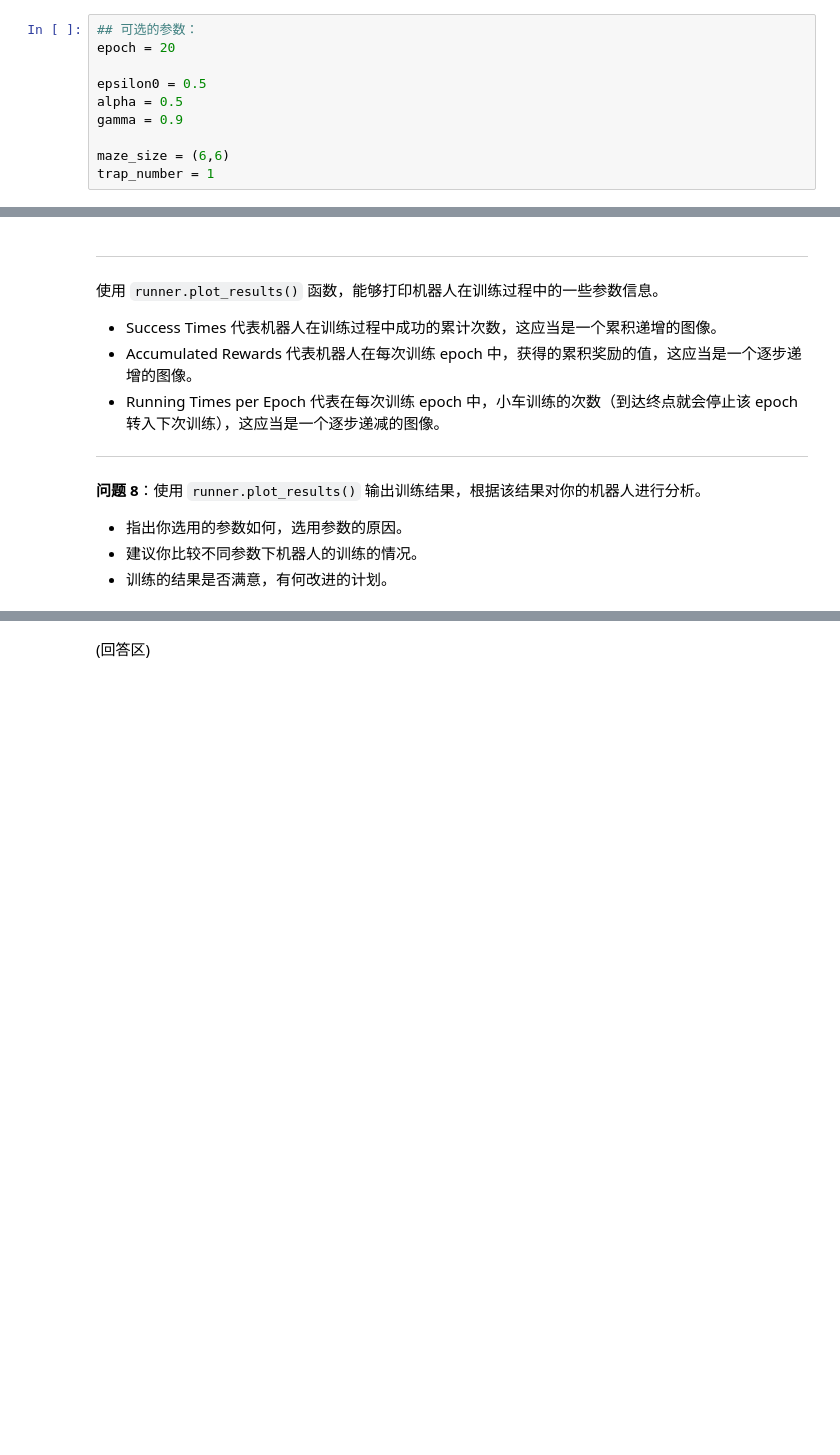
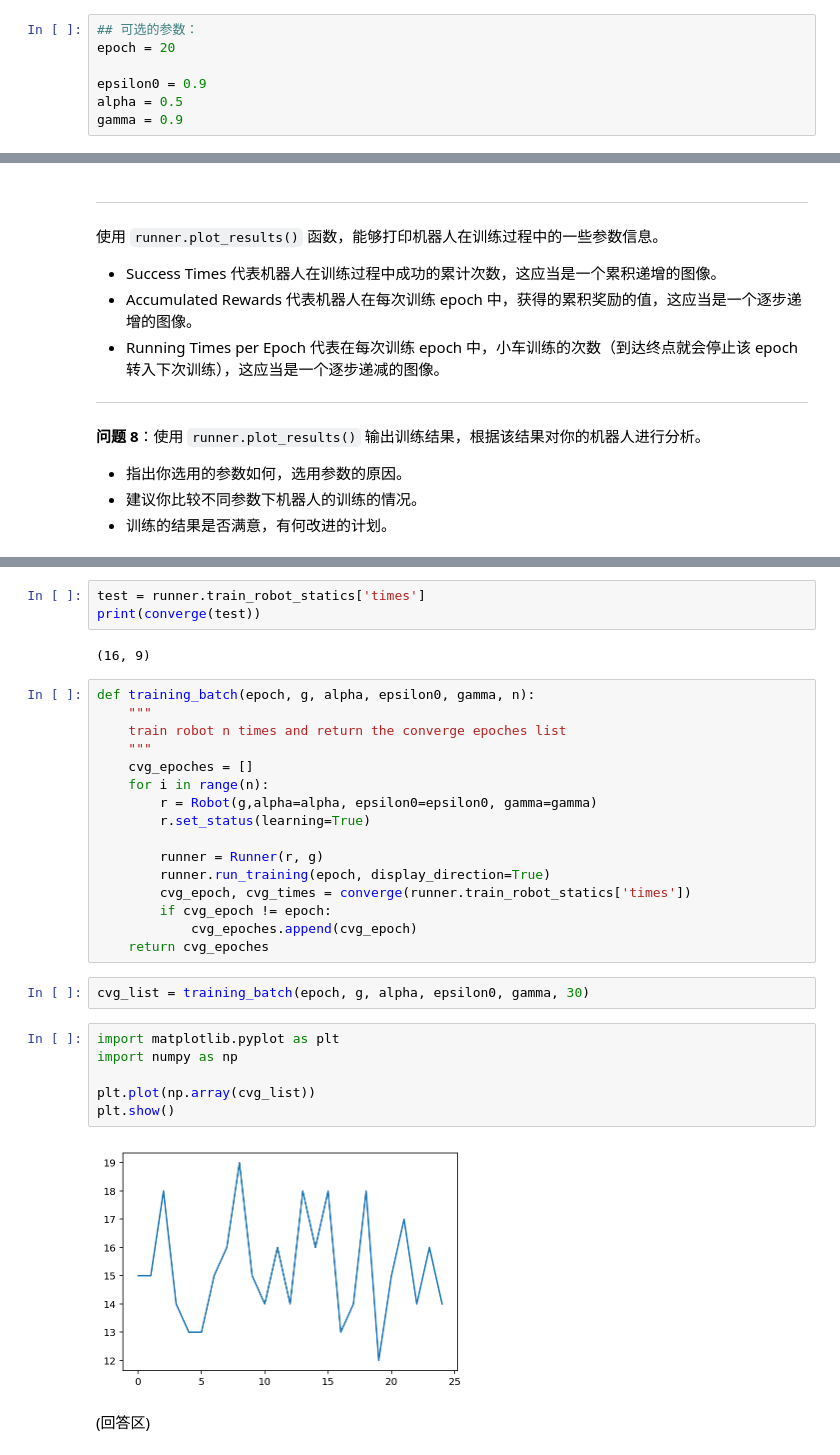
Before and after one commit to StartLightTheft/MLND_P5, a Jupyter notebook: robot_maze.ipynb, the cells around one changed output, grey strips where cells are left out. Drawn from its saved outputs; the diff is of its cells as text; blank space fills up the shorter version.

```diff
--- a/robot_maze.ipynb
+++ b/robot_maze.ipynb
@@ -245,12 +255,9 @@ print(robot.Qtable)
 ## 可选的参数：
 epoch = 20
 
-epsilon0 = 0.5
+epsilon0 = 0.9
 alpha = 0.5
 gamma = 0.9
-
-maze_size = (6,6)
-trap_number = 1
 # %%
 from Runner import Runner
 
@@ -282,3 +317,34 @@ runner.plot_results()
+# %%
+test = runner.train_robot_statics['times']
+print(converge(test))
+# %% [output]
+(16, 9)
+# %%
+def training_batch(epoch, g, alpha, epsilon0, gamma, n):
+    """
+    train robot n times and return the converge epoches list
+    """
+    cvg_epoches = []
+    for i in range(n):
+        r = Robot(g,alpha=alpha, epsilon0=epsilon0, gamma=gamma)
+        r.set_status(learning=True)
+
+        runner = Runner(r, g)
+        runner.run_training(epoch, display_direction=True)
+        cvg_epoch, cvg_times = converge(runner.train_robot_statics['times'])
+        if cvg_epoch != epoch:
+            cvg_epoches.append(cvg_epoch)
+    return cvg_epoches
+# %%
+cvg_list = training_batch(epoch, g, alpha, epsilon0, gamma, 30)
+# %%
+import matplotlib.pyplot as plt
+import numpy as np
+
+plt.plot(np.array(cvg_list))
+plt.show()
+# %% [output]
+[figure, added]
 # %% [markdown]
 (回答区)
 # %% [markdown]
```
Also changed, not shown: parts of 10 cells of this notebook, 1 other file.
